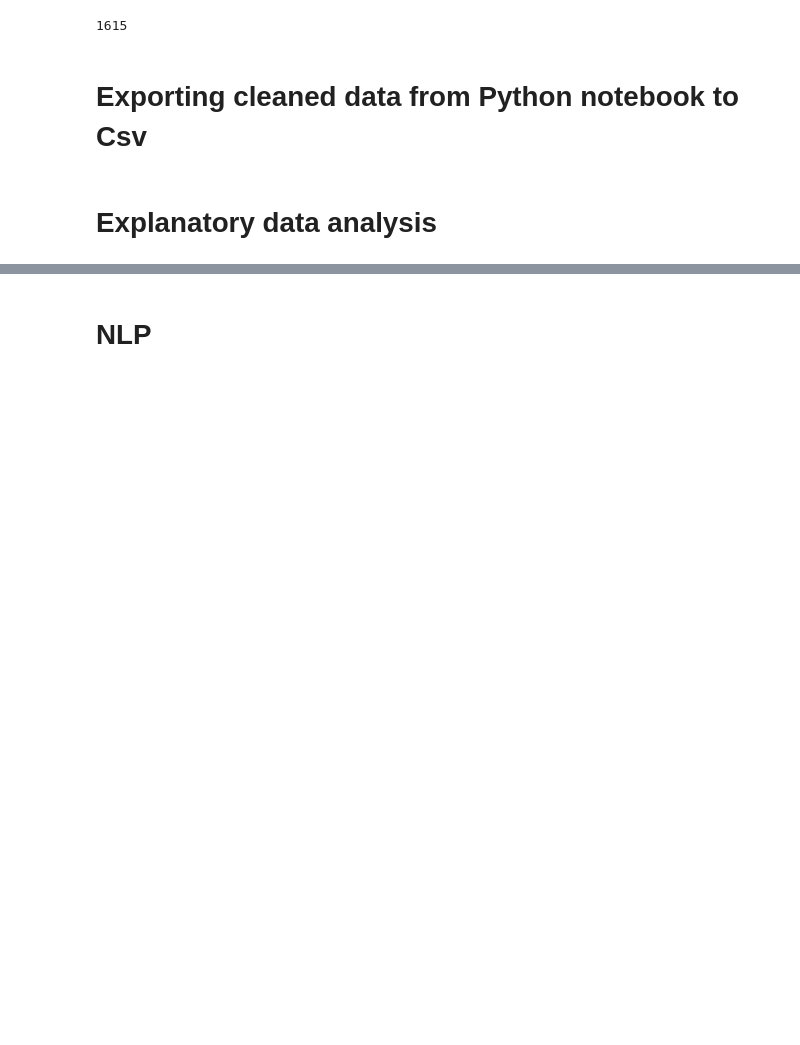
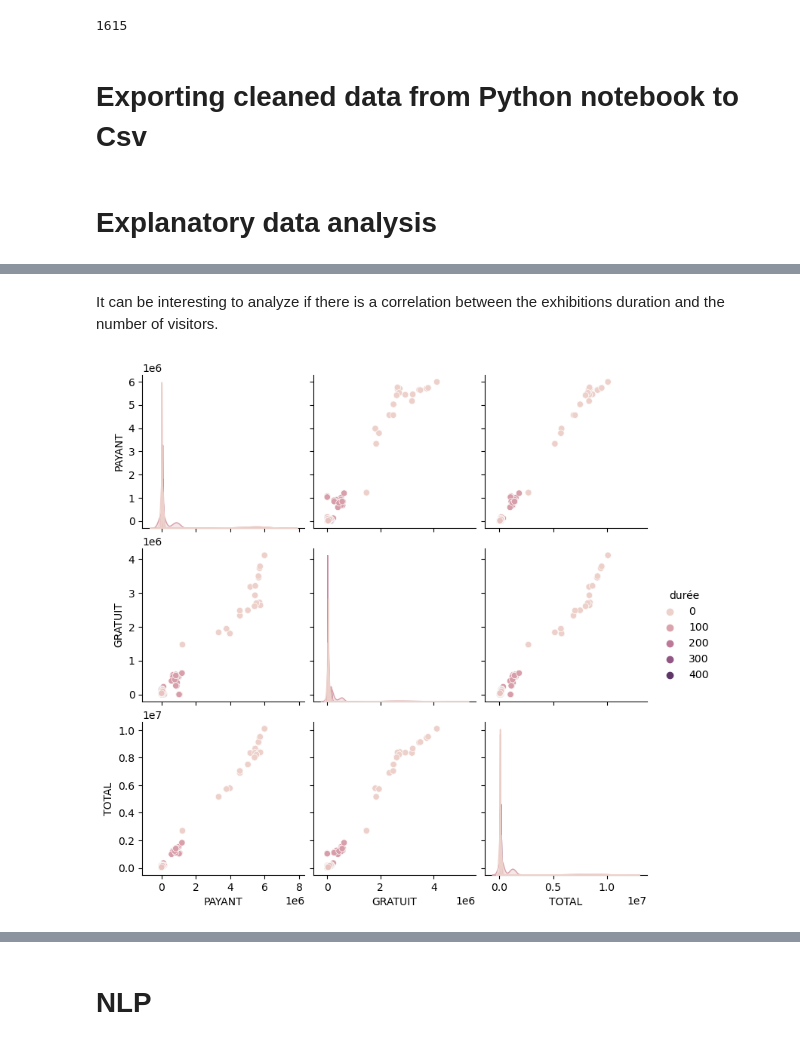
Before and after one commit to axele-mahalin/Final_Project, a Jupyter notebook: Final_project.ipynb, the cells around one changed output, grey strips where cells are left out. Cells and saved outputs as stored; diff of their text form; code cells hidden in the pictures; blank space fills up the shorter version.

Commit message:
added correlation between duration and visitors

```diff
--- a/Final_project.ipynb
+++ b/Final_project.ipynb
@@ -414,0 +421,4 @@ Paris_exhibitions.dropna(subset=['Mots clés'], inplace=True)
+# %%
+Paris_exhibitions['durée'] = pd.to_datetime(Paris_exhibitions['Date de fin']) - pd.to_datetime(Paris_exhibitions['Date de début']) #converting de dates to datetime format
+Paris_exhibitions['durée'] = Paris_exhibitions['durée'].dt.days #returning the duration in days
+Paris_exhibitions
@@ -781,0 +760,14 @@ Paris_exhibitions_museums.head()
+# %% [markdown]
+It can be interesting to analyze if there is a correlation between the exhibitions duration and the number of visitors.
+# %%
+#remove the year for our analysis
+
+df = Paris_exhibitions_visitors.drop(columns="Année")
+# %%
+#plot pairwise relationships
+
+pd.options.display.float_format='{:.2f}'.format
+
+sns.pairplot(df, hue="durée");
+# %% [output]
+[figure, added]
```
Also changed, not shown: parts of 24 cells of this notebook, 3 other files.
